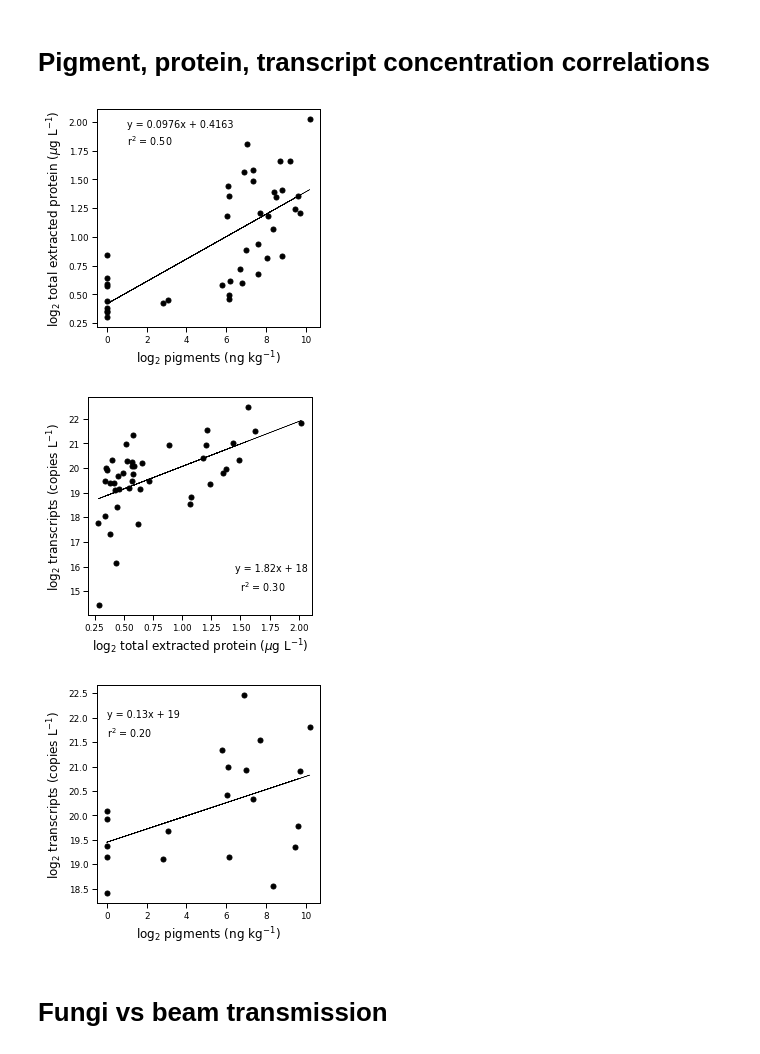
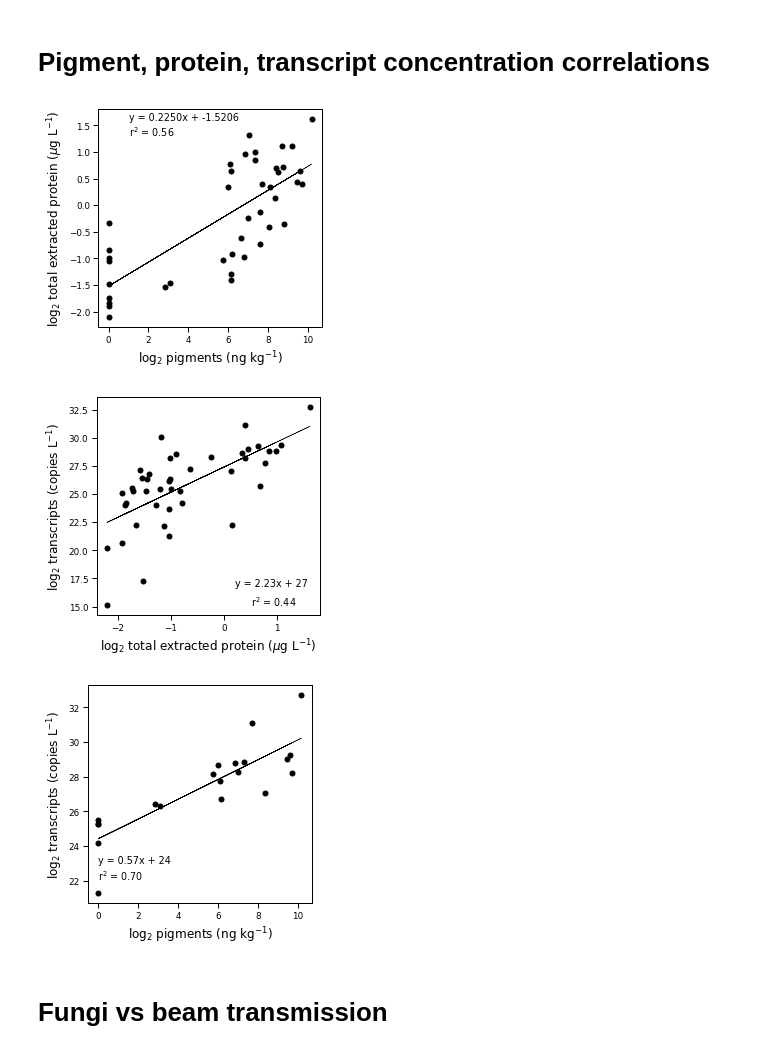
Before and after one commit to cnatalie/BATS, a Jupyter notebook: profiles.ipynb, the cells around one changed output. Saved outputs shown, nothing was run; the diff lists cells and outputs as text; code cells hidden in the pictures.

```diff
--- a/profiles.ipynb
+++ b/profiles.ipynb
@@ -887,7 +887,7 @@ fix = subset.dropna()
 fig = plt.figure(figsize=(4,4))
 ax1 = fig.add_subplot(111)
 
-y = np.log2(fix['Proteins(ug/L)']+1)
+y = np.log2(fix['Proteins(ug/L)'])
 x = np.log2(fix['Pigments(ng/kg)']+1)
 
 #Change look of plot
@@ -905,53 +905,56 @@ ax1.set_ylabel('log$_{2}$ total extracted protein ($\mu$g L$^{-1}$)', color=x1_c
 import scipy.stats
 m, b, r_value, p_value, std_err = scipy.stats.linregress(x, y)
 ax1.plot(x, m*x+b, '-', color='black', linewidth=0.5)
-ax1.annotate('r$^2$ = ' + str("{:.2f}".format(r_value**2)), xy=(1,1.8))
-ax1.annotate('y = ' + str("{:.4f}".format(m)) + 'x + ' + str("{:.4f}".format(b)), xy=(1,1.95))
+ax1.annotate('r$^2$ = ' + str("{:.2f}".format(r_value**2)), xy=(1,1.3))
+ax1.annotate('y = ' + str("{:.4f}".format(m)) + 'x + ' + str("{:.4f}".format(b)), xy=(1,1.6))
 fig.savefig('prot_pigment.eps', format='eps', bbox_inches = "tight")
 # %% [output]
-[figure, old version]
+[figure, new version]
 # %%
 #Proteins vs transcripts
-subset = data[["Proteins(ug/L)", "Transcripts(copiesL)"]]
+data = pd.read_csv('pigments_trans_prot.csv')
+data = data[data['ID'] != '7_500']
+subset = data[["Proteins(ug/L)", "Factor"]]
 fix = subset.dropna()
 
 #Add axis labels, connect the dots, invert the plot
 fig = plt.figure(figsize=(4,4))
 ax1 = fig.add_subplot(111)
 
-y = np.log2(fix['Transcripts(copiesL)']+1)
-x = np.log2(fix['Proteins(ug/L)']+1)
+y = np.log2(fix['Factor'])
+x = np.log2(fix['Proteins(ug/L)'])
 
 #Change look of plot
 x1_color = 'black'
 font_size = 12
 
 # plot
 fig1 = ax1.plot(x, y, 'o', color=x1_color, linewidth=2, markersize=5, data=fix)
 
 #axes labels
 #ax1.set_xlabel('Depth (m)', fontsize=font_size)
 ax1.set_xlabel('log$_{2}$ total extracted protein ($\mu$g L$^{-1}$)', color=x1_color, fontsize=font_size)
 ax1.set_ylabel('log$_{2}$ transcripts (copies L$^{-1}$)', color=x1_color, fontsize=font_size)
 
 import scipy.stats
 m, b, r_value, p_value, std_err = scipy.stats.linregress(x, y)
 ax1.plot(x, m*x+b, '-', color='black', linewidth=0.5)
-ax1.annotate('r$^2$ = ' + str("{:.2f}".format(r_value**2)), xy=(1.5,15))
-ax1.annotate('y = ' + str("{:.2f}".format(m)) + 'x + ' + str("{:.0f}".format(b)), xy=(1.45,15.8))
+ax1.annotate('r$^2$ = ' + str("{:.2f}".format(r_value**2)), xy=(0.5,15))
+ax1.annotate('y = ' + str("{:.2f}".format(m)) + 'x + ' + str("{:.0f}".format(b)), xy=(0.2,16.8))
 fig.savefig('prot_trans.eps', format='eps', bbox_inches = "tight")
 # %% [output]
-[figure, old version]
+[figure, new version]
 # %%
 #Transcripts vs pigments
-subset = data[["Pigments(ng/kg)", "Transcripts(copiesL)"]]
+data = pd.read_csv('pigments_trans_prot.csv')
+subset = data[["Pigments(ng/kg)", "Factor"]]
 fix = subset.dropna()
 
 #Add axis labels, connect the dots, invert the plot
 fig = plt.figure(figsize=(4,4))
 ax1 = fig.add_subplot(111)
 
-y = np.log2(fix['Transcripts(copiesL)']+1)
+y = np.log2(fix['Factor'])
 x = np.log2(fix['Pigments(ng/kg)']+1)
 
 #Change look of plot
@@ -969,11 +972,11 @@ ax1.set_ylabel('log$_{2}$ transcripts (copies L$^{-1}$)', color=x1_color, fontsi
 import scipy.stats
 m, b, r_value, p_value, std_err = scipy.stats.linregress(x, y)
 ax1.plot(x, m*x+b, '-', color='black', linewidth=0.5)
-ax1.annotate('r$^2$ = ' + str("{:.2f}".format(r_value**2)), xy=(0,21.6))
-ax1.annotate('y = ' + str("{:.2f}".format(m)) + 'x + ' + str("{:.0f}".format(b)), xy=(0,22))
+ax1.annotate('r$^2$ = ' + str("{:.2f}".format(r_value**2)), xy=(0,22))
+ax1.annotate('y = ' + str("{:.2f}".format(m)) + 'x + ' + str("{:.0f}".format(b)), xy=(0,23))
 fig.savefig('trans_pigment.eps', format='eps', bbox_inches = "tight")
 # %% [output]
-[figure, old version]
+[figure, new version]
 # %% [markdown]
 # Fungi vs beam transmission
 # %%
```
Also changed, not shown: 1 other file.
